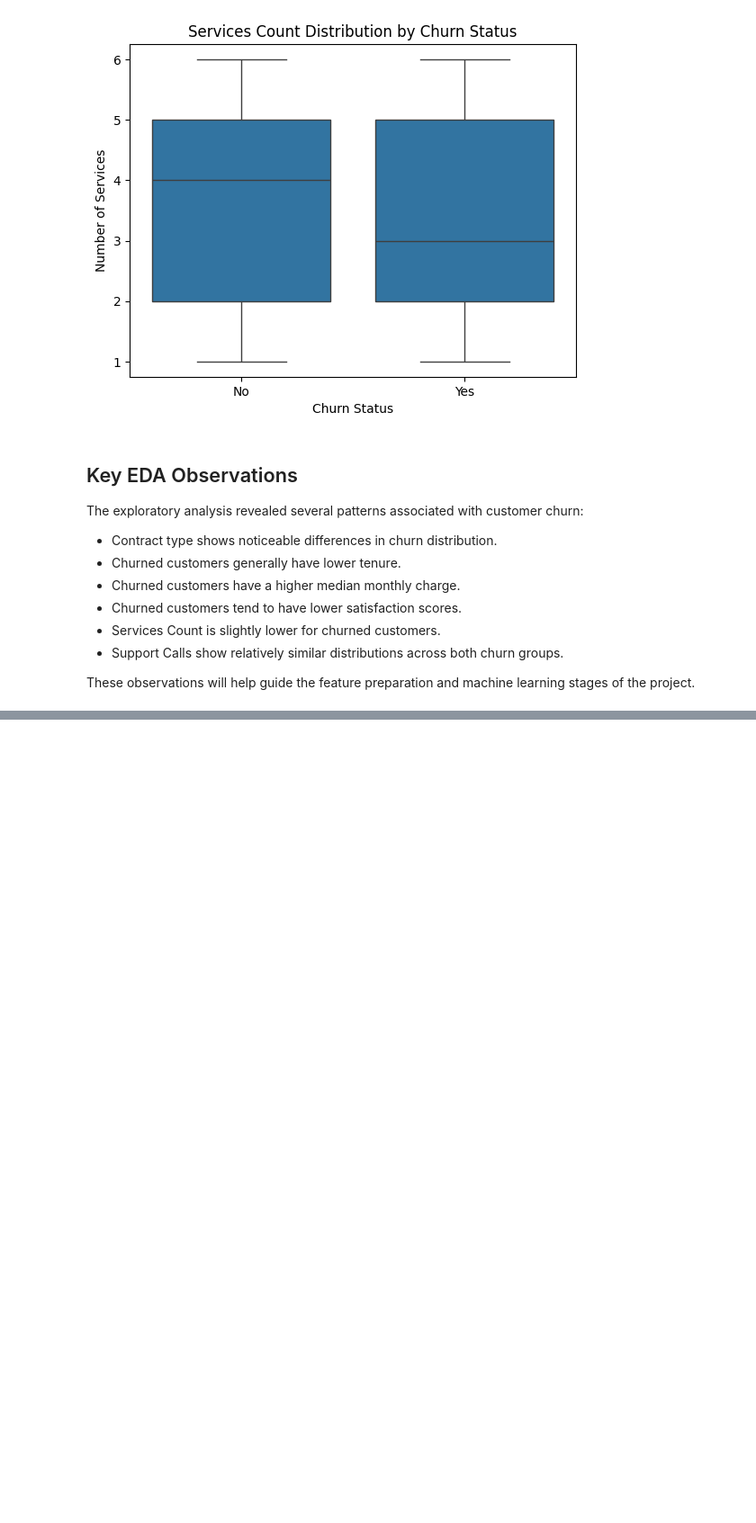
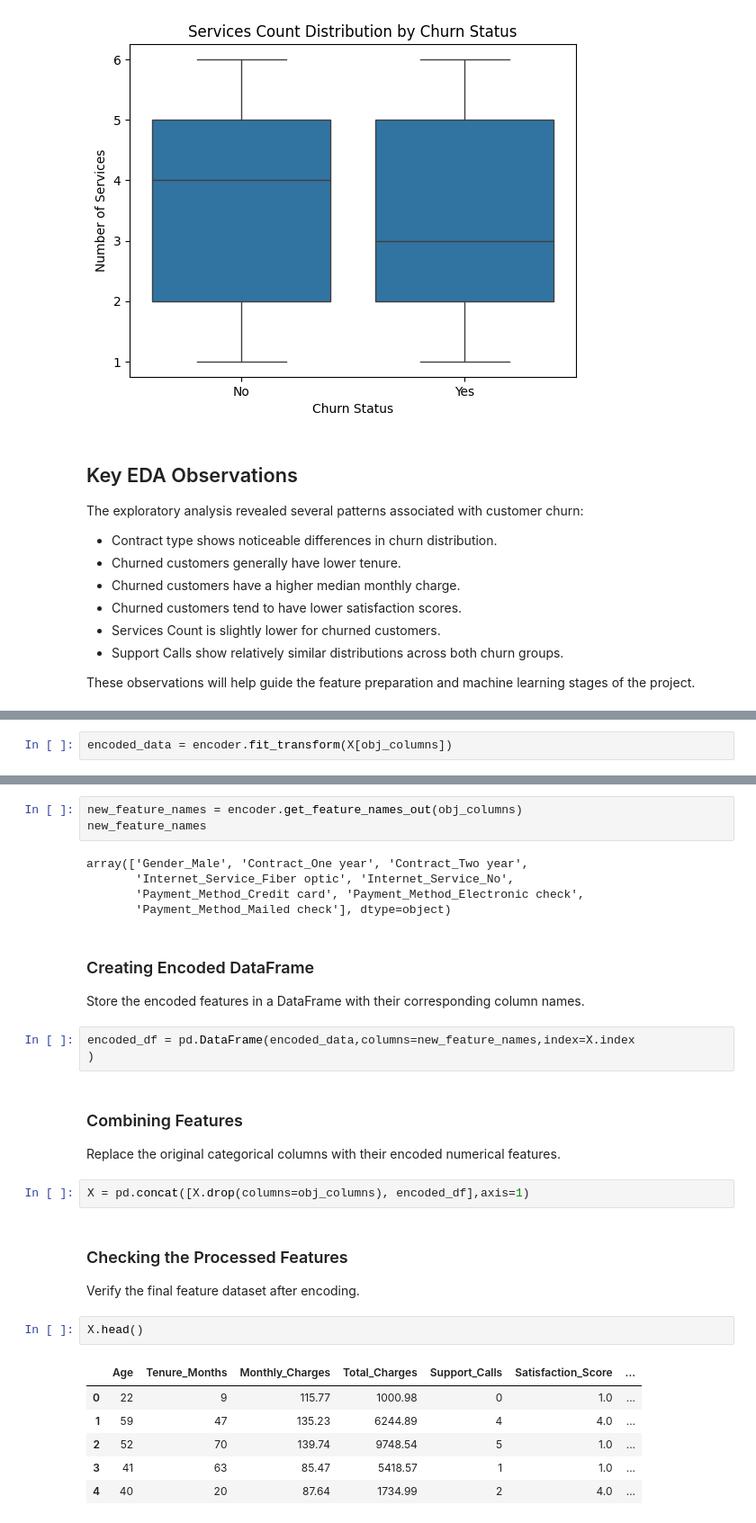
Before and after one commit to Alka-Sharma2006/customer-churn-analysis-ml, a Jupyter notebook: project.ipynb, the cells around one changed output, grey strips where cells are left out. Shown at 90% size. Saved outputs shown, nothing was run; the diff lists cells and outputs as text; blank space fills up the shorter version.

Commit message:
Day 4: Data preprocessing and feature encoding

```diff
--- a/project.ipynb
+++ b/project.ipynb
@@ -480,0 +580,2 @@ These observations will help guide the feature preparation and machine learning
+# %%
+encoded_data = encoder.fit_transform(X[obj_columns])
@@ -480,0 +585,31 @@ These observations will help guide the feature preparation and machine learning
+# %%
+new_feature_names = encoder.get_feature_names_out(obj_columns)
+new_feature_names
+# %% [output]
+array(['Gender_Male', 'Contract_One year', 'Contract_Two year',
+       'Internet_Service_Fiber optic', 'Internet_Service_No',
+       'Payment_Method_Credit card', 'Payment_Method_Electronic check',
+       'Payment_Method_Mailed check'], dtype=object)
+# %% [markdown]
+### Creating Encoded DataFrame
+Store the encoded features in a DataFrame with their corresponding column names.
+# %%
+encoded_df = pd.DataFrame(encoded_data,columns=new_feature_names,index=X.index
+)
+# %% [markdown]
+### Combining Features
+Replace the original categorical columns with their encoded numerical features.
+# %%
+X = pd.concat([X.drop(columns=obj_columns), encoded_df],axis=1)
+# %% [markdown]
+### Checking the Processed Features
+Verify the final feature dataset after encoding.
+# %%
+X.head()
+# %% [output]
+|  | Age | Tenure_Months | Monthly_Charges | Total_Charges | Support_Calls | Satisfaction_Score | ... |
+| 0 | 22 | 9 | 115.77 | 1000.98 | 0 | 1.0 | ... |
+| 1 | 59 | 47 | 135.23 | 6244.89 | 4 | 4.0 | ... |
+| 2 | 52 | 70 | 139.74 | 9748.54 | 5 | 1.0 | ... |
+| 3 | 41 | 63 | 85.47 | 5418.57 | 1 | 1.0 | ... |
+| 4 | 40 | 20 | 87.64 | 1734.99 | 2 | 4.0 | ... |
```
Also changed, not shown: parts of 30 cells of this notebook.
